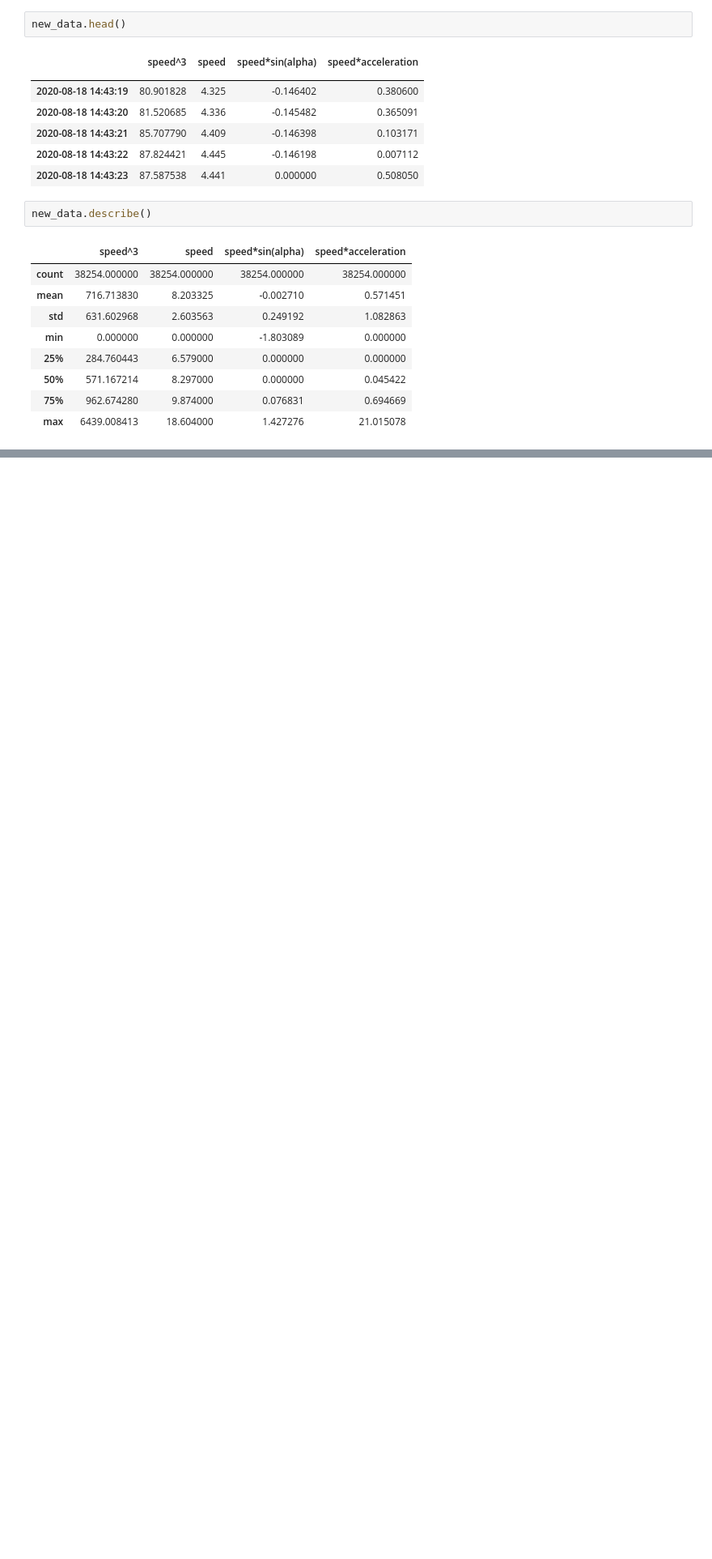
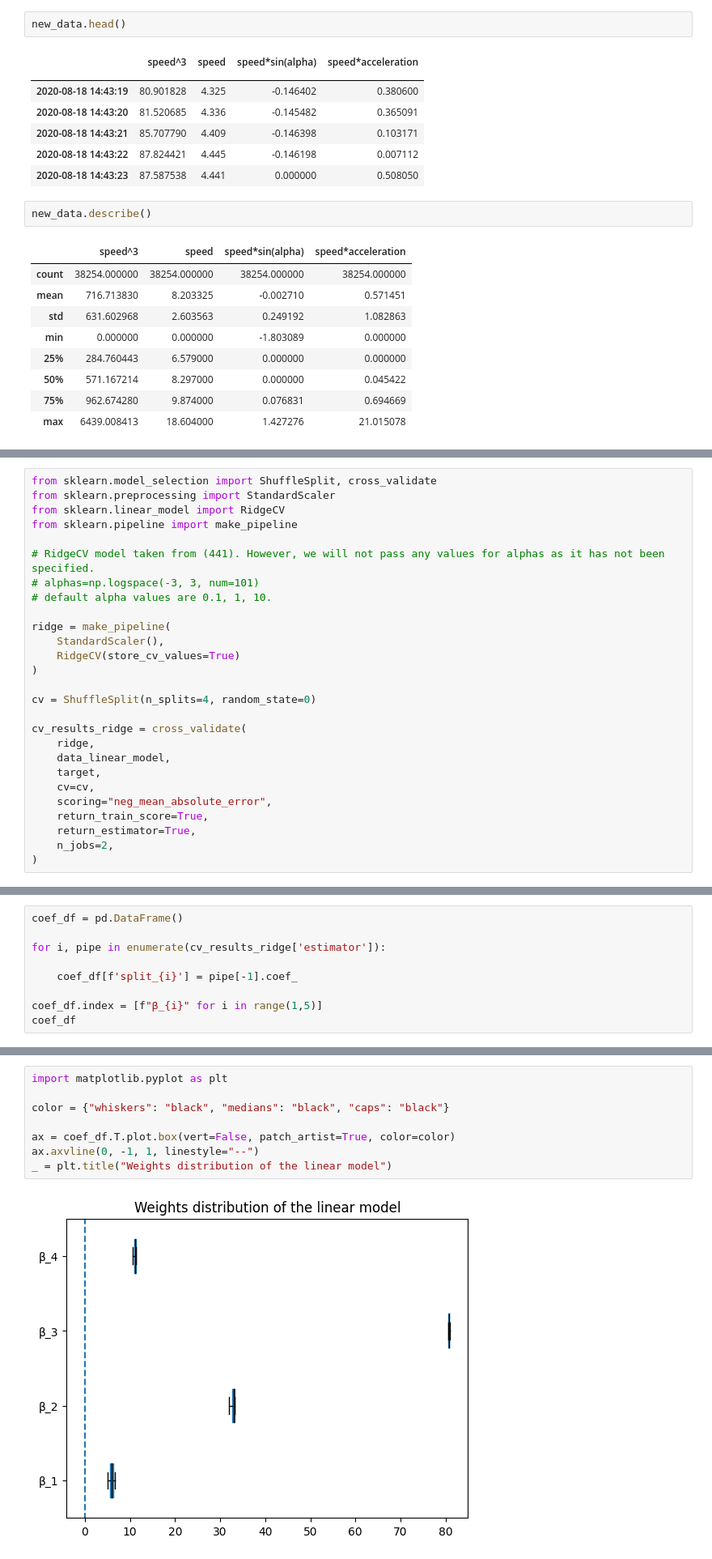
Before and after one commit to royaad/INRIA-ML-scikit-learn, a Jupyter notebook: Module 7/761_evaluation_questions.ipynb, the cells around one changed output, grey strips where cells are left out. Shown: that part at 81% size. Saved outputs shown, nothing was run; the diff lists cells and outputs as text; blank space fills up the shorter version.

```diff
--- a/Module 7/761_evaluation_questions.ipynb
+++ b/Module 7/761_evaluation_questions.ipynb
@@ -99,0 +124,27 @@ new_data.describe()
+# %%
+from sklearn.model_selection import ShuffleSplit, cross_validate
+from sklearn.preprocessing import StandardScaler
+from sklearn.linear_model import RidgeCV
+from sklearn.pipeline import make_pipeline
+
+# RidgeCV model taken from (441). However, we will not pass any values for alphas as it has not been specified.
+# alphas=np.logspace(-3, 3, num=101)
+# default alpha values are 0.1, 1, 10.
+
+ridge = make_pipeline(
+    StandardScaler(),
+    RidgeCV(store_cv_values=True)
+)
+
+cv = ShuffleSplit(n_splits=4, random_state=0)
+
+cv_results_ridge = cross_validate(
+    ridge,
+    data_linear_model,
+    target,
+    cv=cv,
+    scoring="neg_mean_absolute_error",
+    return_train_score=True,
+    return_estimator=True,
+    n_jobs=2,
+)
@@ -99,0 +163,9 @@ new_data.describe()
+# %%
+coef_df = pd.DataFrame()
+
+for i, pipe in enumerate(cv_results_ridge['estimator']):
+
+    coef_df[f'split_{i}'] = pipe[-1].coef_
+
+coef_df.index = [f"β_{i}" for i in range(1,5)]
+coef_df
@@ -99,0 +188,10 @@ new_data.describe()
+# %%
+import matplotlib.pyplot as plt
+
+color = {"whiskers": "black", "medians": "black", "caps": "black"}
+
+ax = coef_df.T.plot.box(vert=False, patch_artist=True, color=color)
+ax.axvline(0, -1, 1, linestyle="--")
+_ = plt.title("Weights distribution of the linear model")
+# %% [output]
+[figure, added]
```
Also changed, not shown: parts of 52 cells of this notebook, 1 other file.
